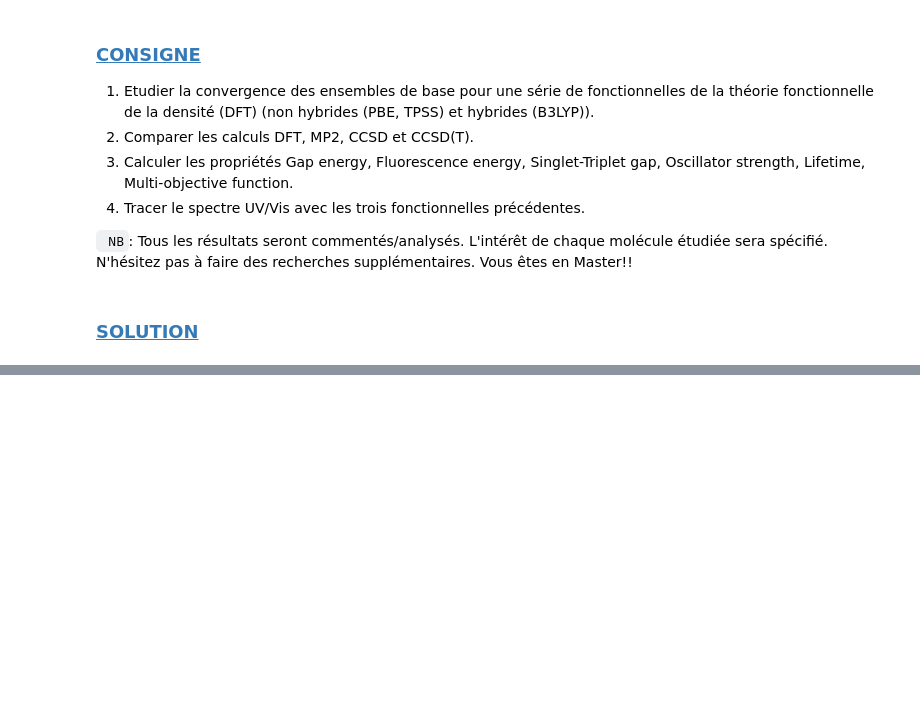
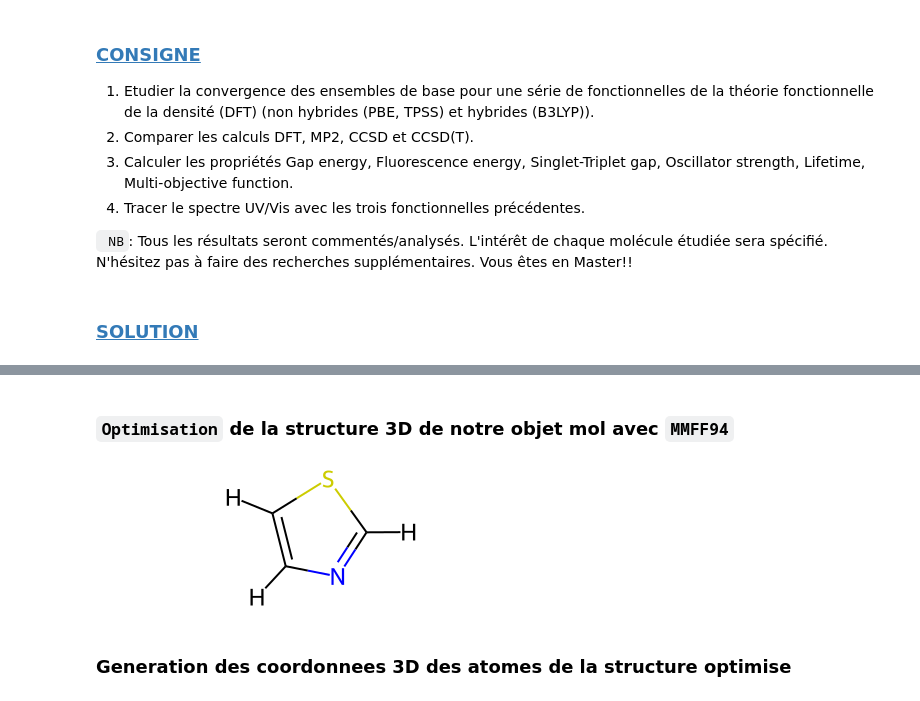
Before and after one commit to GitNindjapatrick/Pyscf-work, a Jupyter notebook: MVOTO_KONGO_Quantum-chemistry-survey.ipynb, the cells around one changed output, grey strips where cells are left out. Saved outputs shown, nothing was run; the diff lists cells and outputs as text; code cells hidden in the pictures; blank space fills up the shorter version.

```diff
--- a/MVOTO_KONGO_Quantum-chemistry-survey.ipynb
+++ b/MVOTO_KONGO_Quantum-chemistry-survey.ipynb
@@ -24,0 +67,9 @@ spécifié. N'hésitez pas à faire des recherches supplémentaires. Vous êtes
+# %% [markdown]
+### **`Optimisation` de la structure 3D de notre objet mol avec ``MMFF94``**
+# %%
+AllChem.UFFOptimizeMolecule(mol)
+mol
+# %% [output]
+[figure, added]
+# %% [markdown]
+### **Generation  des coordonnees 3D des atomes de la structure optimise**
```
Also changed, not shown: parts of 77 cells of this notebook.
